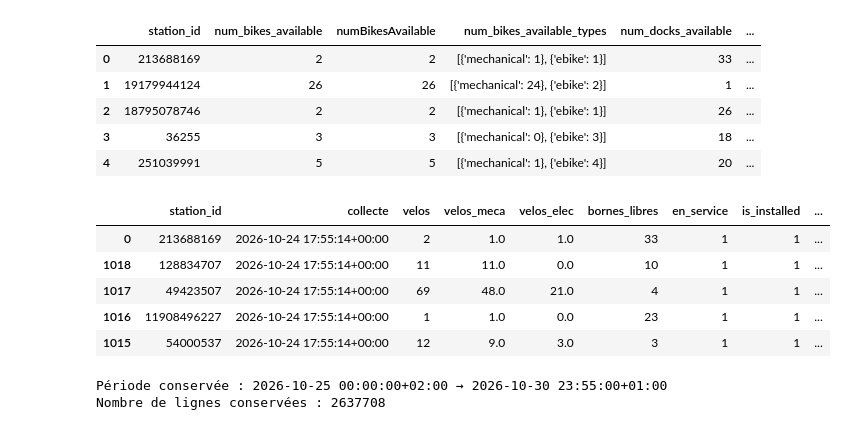
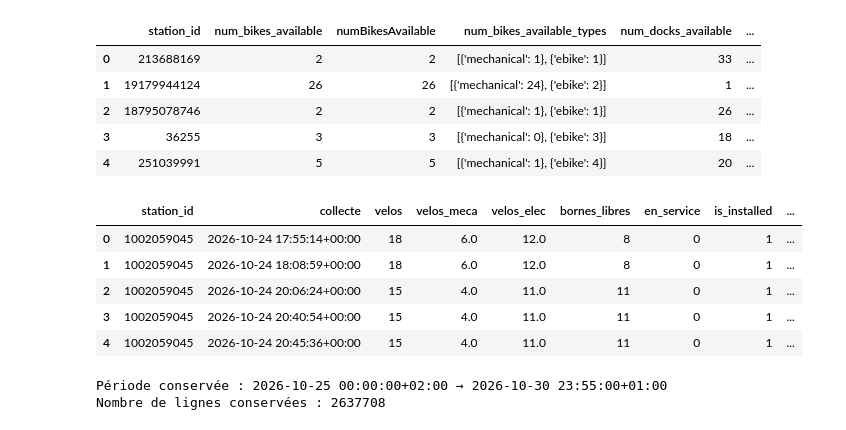
Before and after one commit to G-Akram01/velib-kit-data-science, a Jupyter notebook: notebooks/Analyse_velib_V_07_11.ipynb, the cells around one changed output. Cells and saved outputs as stored; diff of their text form; code cells hidden in the pictures.

```diff
--- a/notebooks/Analyse_velib_V_07_11.ipynb
+++ b/notebooks/Analyse_velib_V_07_11.ipynb
@@ -90,30 +90,31 @@ Dimensions : (3172711, 13)
 # %%
 # On garde les colonnes utiles avec des noms plus simples.
 df["collecte"] = pd.to_datetime(df["collecte"], utc=True)
 df["station_id"] = df["station_id"].astype(str)
 df["velos_meca"] = df["num_bikes_available_types"].apply(lambda x: nb_velos_type(x, "mechanical"))
 df["velos_elec"] = df["num_bikes_available_types"].apply(lambda x: nb_velos_type(x, "ebike"))
 
 df = df.rename(columns={
     "num_bikes_available": "velos",
     "num_docks_available": "bornes_libres",
     "is_renting": "en_service",
 })
 df = df[["station_id", "collecte", "velos", "velos_meca", "velos_elec", "bornes_libres",
          "en_service", "is_installed", "is_returning", "last_reported"]]
 
 # Le cron GitHub n'est pas à l'heure pile : on arrondit chaque relevé aux 5 minutes les plus proches.
 df["temps"] = df["collecte"].dt.round("5min").dt.tz_convert("Europe/Paris")
 # Si deux relevés tombent sur le même créneau (lancement manuel), on garde le dernier.
 df = df.sort_values("collecte").drop_duplicates(["station_id", "temps"], keep="last")
+df = df.sort_values(["station_id", "temps"]).reset_index(drop=True)
 df.head()
 # %% [output]
 |  | station_id | collecte | velos | velos_meca | velos_elec | bornes_libres | en_service | is_installed | ... |
-| 0 | 213688169 | 2026-10-24 17:55:14+00:00 | 2 | 1.0 | 1.0 | 33 | 1 | 1 | ... |
-| 1018 | 128834707 | 2026-10-24 17:55:14+00:00 | 11 | 11.0 | 0.0 | 10 | 1 | 1 | ... |
-| 1017 | 49423507 | 2026-10-24 17:55:14+00:00 | 69 | 48.0 | 21.0 | 4 | 1 | 1 | ... |
-| 1016 | 11908496227 | 2026-10-24 17:55:14+00:00 | 1 | 1.0 | 0.0 | 23 | 1 | 1 | ... |
-| 1015 | 54000537 | 2026-10-24 17:55:14+00:00 | 12 | 9.0 | 3.0 | 3 | 1 | 1 | ... |
+| 0 | 1002059045 | 2026-10-24 17:55:14+00:00 | 18 | 6.0 | 12.0 | 8 | 0 | 1 | ... |
+| 1 | 1002059045 | 2026-10-24 18:08:59+00:00 | 18 | 6.0 | 12.0 | 8 | 0 | 1 | ... |
+| 2 | 1002059045 | 2026-10-24 20:06:24+00:00 | 15 | 4.0 | 11.0 | 11 | 0 | 1 | ... |
+| 3 | 1002059045 | 2026-10-24 20:40:54+00:00 | 15 | 4.0 | 11.0 | 11 | 0 | 1 | ... |
+| 4 | 1002059045 | 2026-10-24 20:45:36+00:00 | 15 | 4.0 | 11.0 | 11 | 0 | 1 | ... |
 # %%
 # Période d'étude : six journées denses, avec changement d'heure le 25 octobre.
 date_debut = pd.Timestamp("2026-10-25 00:00:00", tz="Europe/Paris")
```
Also changed, not shown: parts of 20 cells of this notebook, 5 other files.
